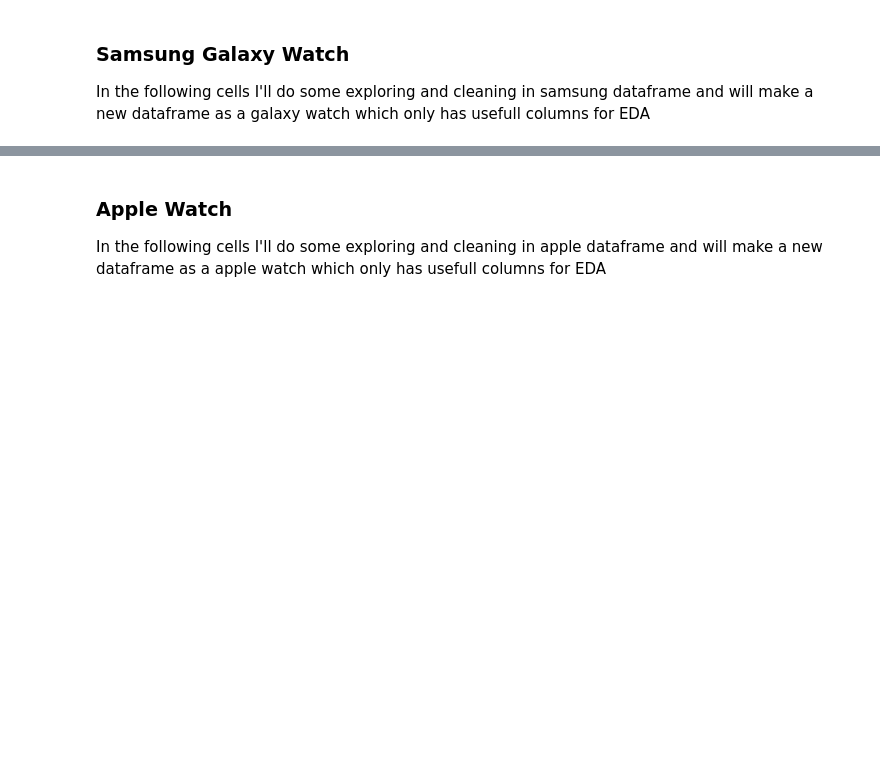
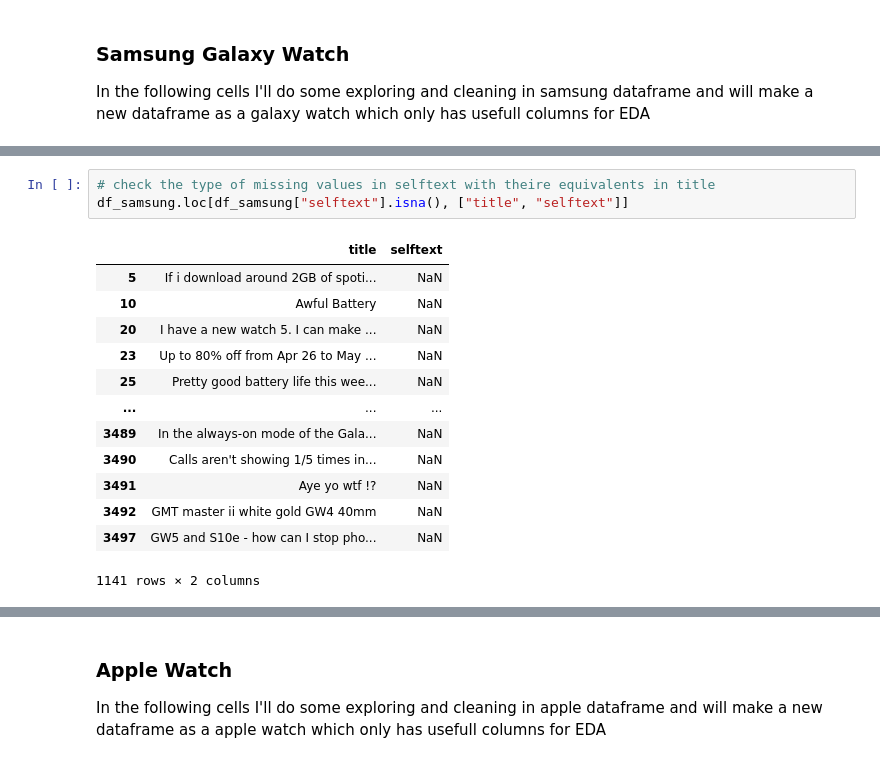
Before and after one commit to farhadfarahanii/Predicting_Subreddit_Based_on_ML_-Models, a Jupyter notebook: code/02_Cleaning_and_EDA.ipynb, the cells around one changed output, grey strips where cells are left out. Saved outputs shown, nothing was run; the diff lists cells and outputs as text; blank space fills up the shorter version.

```diff
--- a/code/02_Cleaning_and_EDA.ipynb
+++ b/code/02_Cleaning_and_EDA.ipynb
@@ -48,2 +51,19 @@ Length: 99, dtype: int64
+# %%
+# check the type of missing values in selftext with theire equivalents in title
+df_samsung.loc[df_samsung["selftext"].isna(), ["title", "selftext"]]
+# %% [output]
+|  | title | selftext |
+| 5 | If i download around 2GB of spoti... | NaN |
+| 10 | Awful Battery | NaN |
+| 20 | I have a new watch 5. I can make ... | NaN |
+| 23 | Up to 80% off from Apr 26 to May ... | NaN |
+| 25 | Pretty good battery life this wee... | NaN |
+| ... | ... | ... |
+| 3489 | In the always-on mode of the Gala... | NaN |
+| 3490 | Calls aren't showing 1/5 times in... | NaN |
+| 3491 | Aye yo wtf !? | NaN |
+| 3492 | GMT master ii white gold GW4 40mm | NaN |
+| 3497 | GW5 and S10e - how can I stop pho... | NaN |
+1141 rows × 2 columns
 # %%
 # cite for using map str: https://sparkbyexamples.com/pandas/pandas-combine-two-columns-of-text-in-dataframe/#:~:text=Combine%20Two%20Columns%20Using%20%2B%20Operator,does%20addition%20instead%20of%20concatenation.
```
Also changed, not shown: parts of 34 cells of this notebook, 1 other file.
